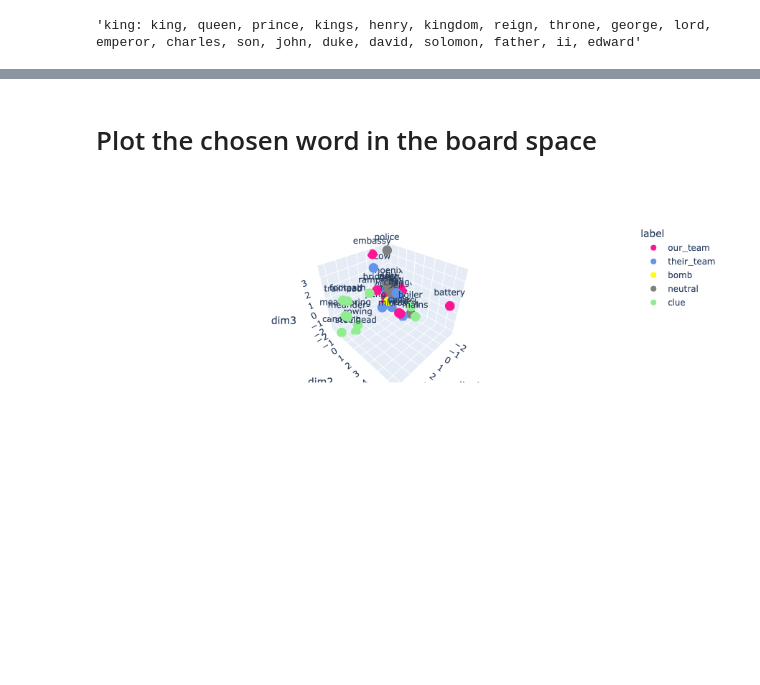
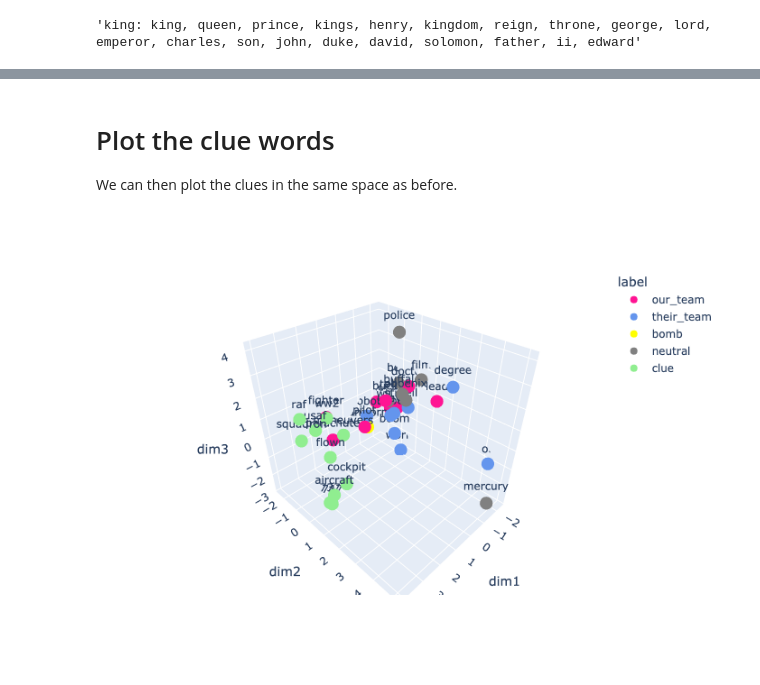
Before and after one commit to vej/codenames_game_AI, a Jupyter notebook: codenames.ipynb, the cells around one changed output, grey strips where cells are left out. Cells and saved outputs as stored; diff of their text form; code cells hidden in the pictures; blank space fills up the shorter version.

```diff
--- a/codenames.ipynb
+++ b/codenames.ipynb
@@ -73,8 +86,11 @@ def matrix_to_df(X_embedded, words, labels):
 
     return pd.DataFrame(temp_list)
 # %%
-def plot_3d(df_reduced, color_map):
+def plot_3d(df_reduced, color_map, png = False):
     fig = px.scatter_3d(df_reduced, x = 'dim1', y = 'dim2', z = 'dim3', color = 'label', text = 'word', hover_name = 'word',
     color_discrete_map= color_map)
-    fig.show()
+    if png == False:
+        fig.show()
+    elif png == True:
+        fig.show("png")
 # %%
@@ -121,5 +149,4 @@ phoenix, police, tag, film, doctor, mercury, beat
 # %%
 ################### MAKE A CHOICE OF WHICH OF YOUR WORDS TO CLUE
-
-sub_list_our_words = ['cycle', 'water', 'bridge']
+sub_list_our_words = ['fighter', 'pilot', 'parachute']
 others = their_team + bomb + neutral
@@ -142,4 +172,4 @@ def candidates(answers, bad, size=100):
     res = [(str(i + 1), "{0:.2f}".format(minimax(w, answers, bad)), w) for i, w in enumerate(sorted(best[:250], key=lambda w: -1 * minimax(w, answers, bad))[:size])]
     return [(". ".join([c[0], c[2]]) + " (" + c[1] + ")") for c in res]
 # %%
-temp = candidates(sub_list_our_words, others, size=100)
+candidate_clue_words = candidates(sub_list_our_words, others, size=100)
@@ -146,7 +196,8 @@ temp = candidates(sub_list_our_words, others, size=100)
 # %% [markdown]
-# Plot the chosen word in the board space
+# Plot the clue words
+We can then plot the clues in the same space as before.
 # %%
-potential_clues_list = temp[:10]
+potential_clues_list = candidate_clue_words[:10]
 # %%
 clue_words = [potential_clues_list[i].split(' ')[1] for i, r in enumerate(potential_clues_list)]
 clue_matrix = [embeddings[word] for word in clue_words]
@@ -158,6 +209,6 @@ color_map['clue'] = 'lightgreen'
 # %%
 X_embedded = PCA_fit(embedding_matrix_with_clue, n_comp = 3)
 df_reduced = matrix_to_df(X_embedded, words_b, labels_b)
-plot_3d(df_reduced, color_map)
+plot_3d(df_reduced, color_map, png = False)
 # %% [output]
-[figure, old version]
+[figure, new version]
```
Also changed, not shown: parts of 20 cells of this notebook, 1 other file.
